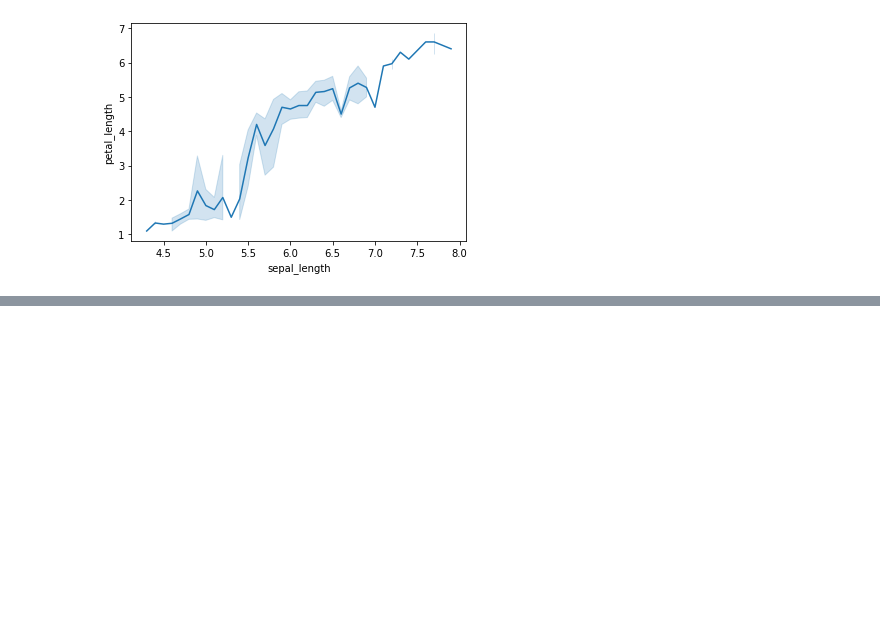
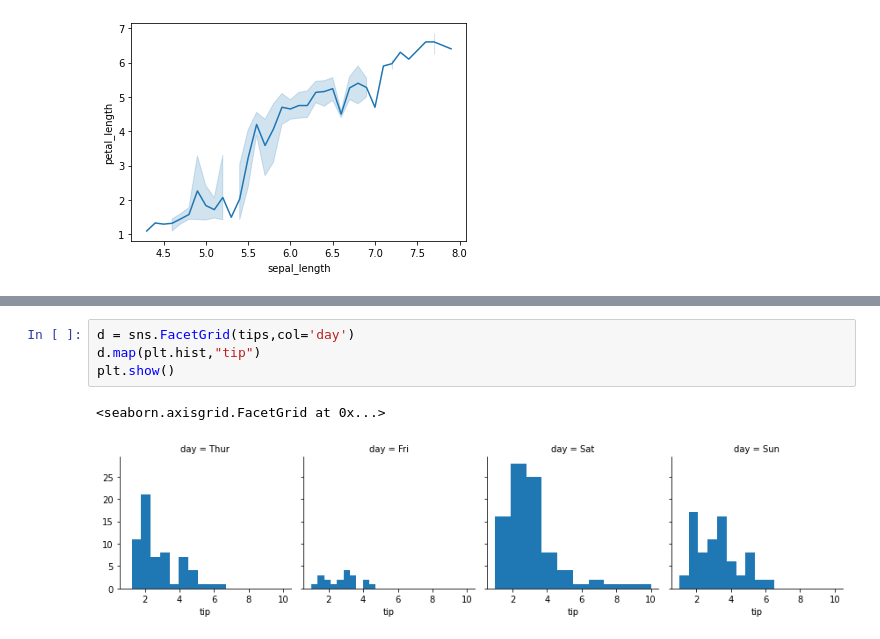
Before and after one commit to abagla18/ineuron_MLDL, a Jupyter notebook: 1_Python/4_plotting_libraries.ipynb, the cells around one changed output, grey strips where cells are left out. Drawn from its saved outputs; the diff is of its cells as text; blank space fills up the shorter version.

```diff
--- a/1_Python/4_plotting_libraries.ipynb
+++ b/1_Python/4_plotting_libraries.ipynb
@@ -269,0 +279,7 @@ sns.lineplot(data=iris,x='sepal_length',y='petal_length');
+# %%
+d = sns.FacetGrid(tips,col='day')
+d.map(plt.hist,"tip")
+plt.show()
+# %% [output]
+<seaborn.axisgrid.FacetGrid at 0x...>
+[figure, added]
```
Also changed, not shown: parts of 15 cells of this notebook.
